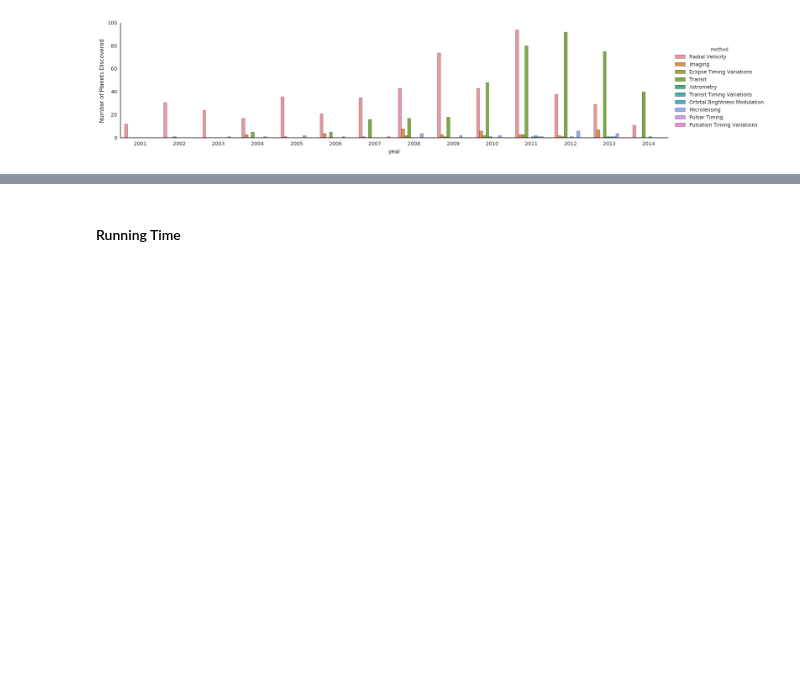
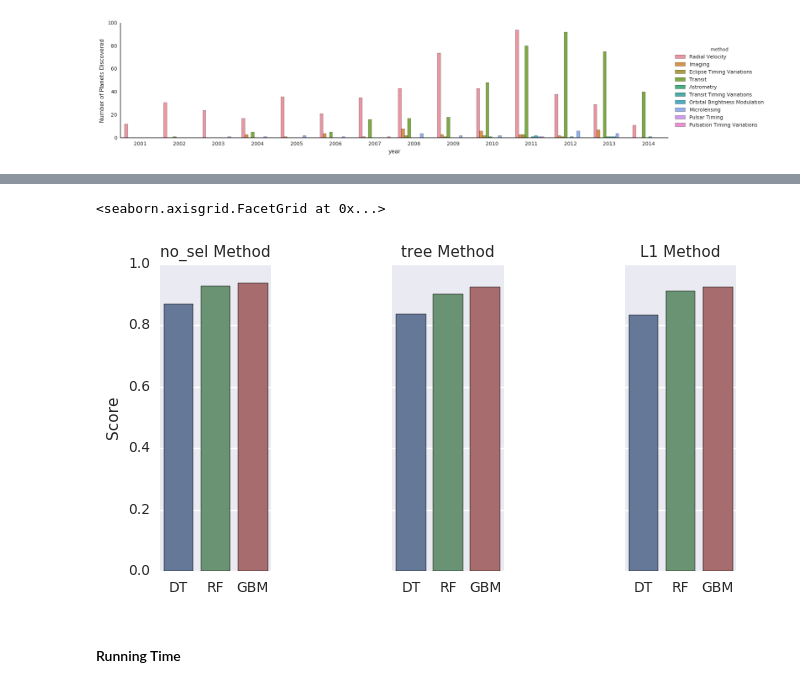
Before and after one commit to renjithmadhavan/projects, a Jupyter notebook: in_progress/human_activity/src/2016-12-28-human-activity-recognition-with-smartphones.ipynb, the cells around one changed output, grey strips where cells are left out. Cells and saved outputs as stored; diff of their text form; code cells hidden in the pictures; blank space fills up the shorter version.

```diff
--- a/in_progress/human_activity/src/2016-12-28-human-activity-recognition-with-smartphones.ipynb
+++ b/in_progress/human_activity/src/2016-12-28-human-activity-recognition-with-smartphones.ipynb
@@ -94,10 +94,12 @@ Time_1=[]
 Model_1=[]
 Out_Accuracy_1=[]
 for clf in Classifiers:
+    tmp1=['no_sel', clf.__class__.__name__]
     start_time = timeit.default_timer()
     fit=clf.fit(features,label)
     pred=fit.predict(test_features)
     elapsed = timeit.default_timer() - start_time
     Time_1.append(elapsed)
     Model_1.append(clf.__class__.__name__)
-    Out_Accuracy_1.append(accuracy_score(test['Activity'],pred))
+    tmp1.append(accuracy_score(test['Activity'],pred))
+    Out_Accuracy_1.append(tmp1)
@@ -107,30 +121,34 @@ for clf in Classifiers:
 test_features= model.transform(test.iloc[:,0:562])
 Time_2=[]
 Model_2=[]
-Out_Accuracy_2=[]
+#Out_Accuracy_2=[]
 for clf in Classifiers:
     start_time = timeit.default_timer()
+    tmp1=['tree', clf.__class__.__name__]
     fit=clf.fit(new_features,label)
     pred=fit.predict(test_features)
     elapsed = timeit.default_timer() - start_time
     Time_2.append(elapsed)
     Model_2.append(clf.__class__.__name__)
-    Out_Accuracy_2.append(accuracy_score(test['Activity'],pred))
+    tmp1.append(accuracy_score(test['Activity'],pred))
+    Out_Accuracy_1.append(tmp1)
 # %% [markdown]
 #### Modeling using L1-Based Featrue Selection
 # %%
 test_features= model_2.transform(test.iloc[:,0:562])
 Time_3=[]
 Model_3=[]
-Out_Accuracy_3=[]
+#Out_Accuracy_3=[]
 for clf in Classifiers:
     start_time = timeit.default_timer()
+    tmp1=['L1', clf.__class__.__name__]
     fit=clf.fit(new_features_2,label)
     pred=fit.predict(test_features)
     elapsed = timeit.default_timer() - start_time
     Time_3.append(elapsed)
     Model_3.append(clf.__class__.__name__)
-    Out_Accuracy_3.append(accuracy_score(test['Activity'],pred))
+    tmp1.append(accuracy_score(test['Activity'],pred))
+    Out_Accuracy_1.append(tmp1)
 # %% [markdown]
 ### Evaluation
 
@@ -189,3 +207,6 @@ with sns.axes_style('white'):
             g.set_ylabels('Number of Planets Discovered')
 # %% [output]
 [figure]
+# %%
+df1 = pd.DataFrame(Out_Accuracy_1, columns=('Method', 'ML', 'Score'))
+df1
@@ -192,3 +224,15 @@ with sns.axes_style('white'):
+# %%
+g = sns.factorplot(x="ML", y="Score", col="Method",
+                   data=df1, saturation=.5,
+                   kind="bar", ci=None, aspect=.6)
+(g.set_axis_labels("", "Score")
+ .set_xticklabels(["DT", "RF", "GBM"])
+ .set_titles("{col_name} {col_var}")
+ .set(ylim=(0, 1))
+ .despine(left=True))
+# %% [output]
+<seaborn.axisgrid.FacetGrid at 0x...>
+[figure, added]
 # %% [markdown]
 #### Running Time
 # %%
```
Also changed, not shown: parts of 2 cells of this notebook.
